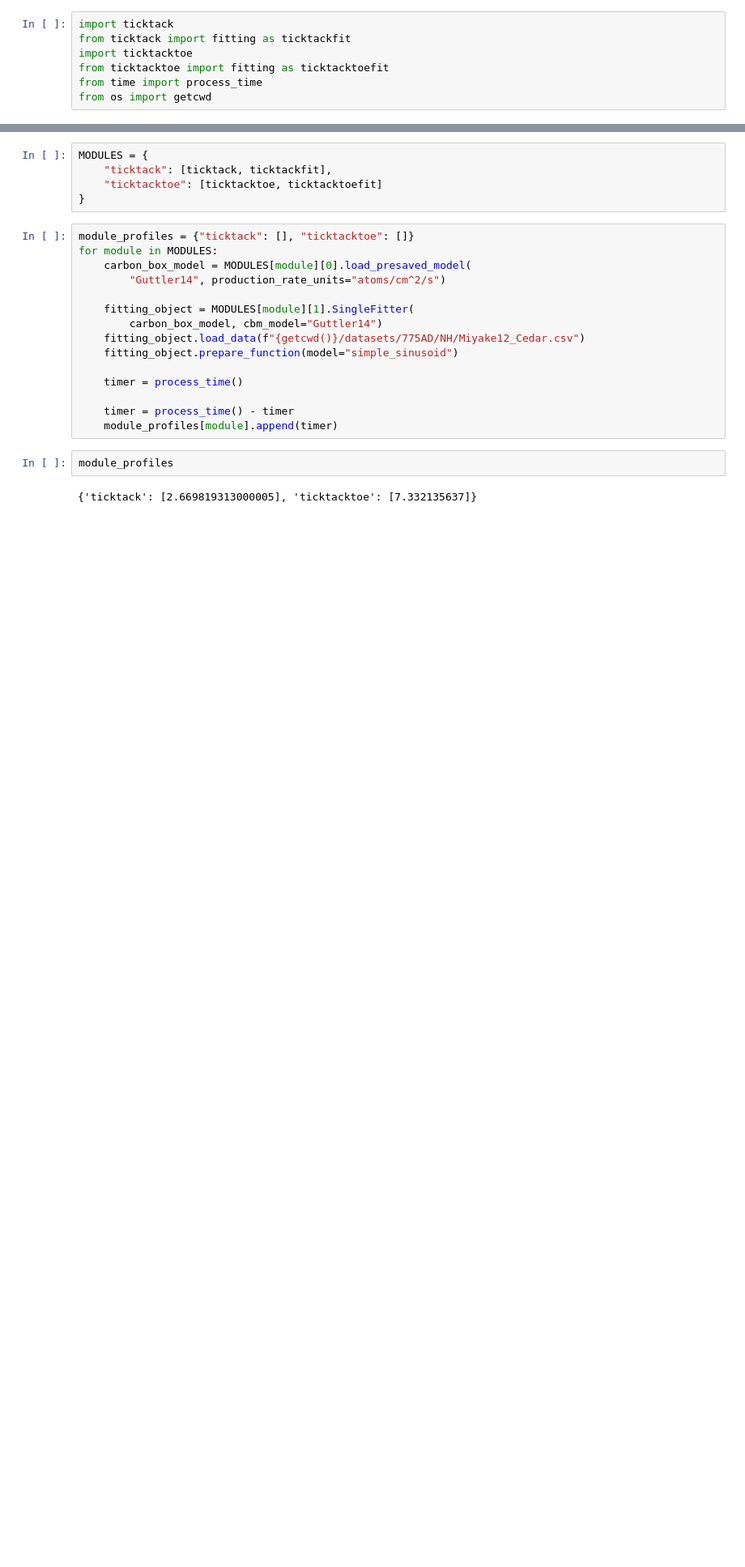
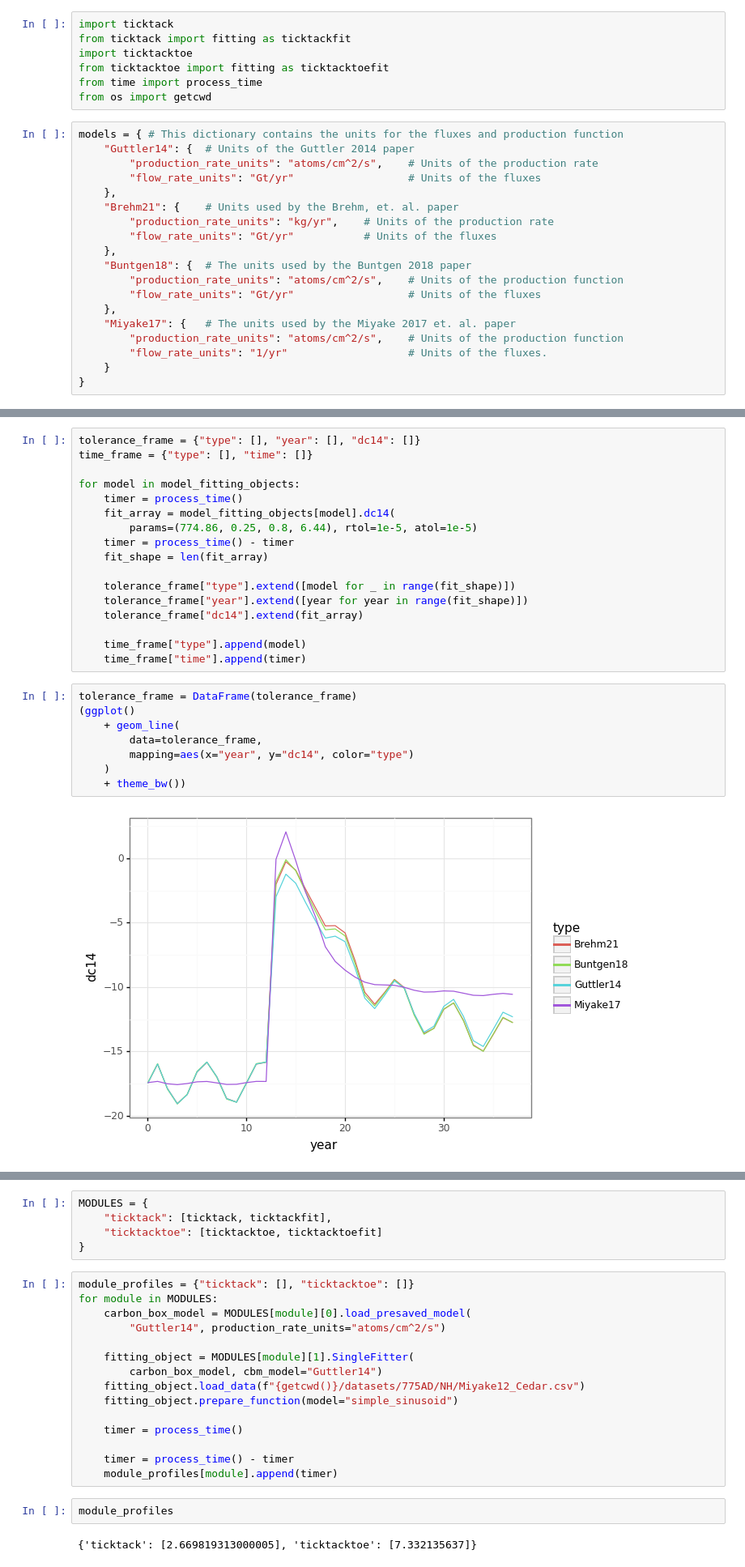
Before and after one commit to Jordan-Dennis/Miyake, a Jupyter notebook: Python ODE/beyondticktack.ipynb, the cells around one changed output, grey strips where cells are left out. Shown at 81% size. Saved outputs shown, nothing was run; the diff lists cells and outputs as text; blank space fills up the shorter version.

Commit message:
Comparing between the run times of the models

```diff
--- a/Python ODE/beyondticktack.ipynb
+++ b/Python ODE/beyondticktack.ipynb
@@ -5,4 +5,23 @@ import ticktacktoe
 from ticktacktoe import fitting as ticktacktoefit
 from time import process_time
 from os import getcwd
+# %%
+models = { # This dictionary contains the units for the fluxes and production function
+    "Guttler14": {  # Units of the Guttler 2014 paper
+        "production_rate_units": "atoms/cm^2/s",    # Units of the production rate
+        "flow_rate_units": "Gt/yr"                  # Units of the fluxes
+    },
+    "Brehm21": {    # Units used by the Brehm, et. al. paper
+        "production_rate_units": "kg/yr",    # Units of the production rate
+        "flow_rate_units": "Gt/yr"           # Units of the fluxes
+    },
+    "Buntgen18": {  # The units used by the Buntgen 2018 paper
+        "production_rate_units": "atoms/cm^2/s",    # Units of the production function
+        "flow_rate_units": "Gt/yr"                  # Units of the fluxes
+    },
+    "Miyake17": {   # The units used by the Miyake 2017 et. al. paper
+        "production_rate_units": "atoms/cm^2/s",    # Units of the production function
+        "flow_rate_units": "1/yr"                   # Units of the fluxes.
+    }
+}
 # %%
@@ -15,0 +44,27 @@ fitting_object.prepare_function(model="simple_sinusoid")
+# %%
+tolerance_frame = {"type": [], "year": [], "dc14": []}
+time_frame = {"type": [], "time": []}
+
+for model in model_fitting_objects:
+    timer = process_time()
+    fit_array = model_fitting_objects[model].dc14(
+        params=(774.86, 0.25, 0.8, 6.44), rtol=1e-5, atol=1e-5)
+    timer = process_time() - timer
+    fit_shape = len(fit_array)
+
+    tolerance_frame["type"].extend([model for _ in range(fit_shape)])
+    tolerance_frame["year"].extend([year for year in range(fit_shape)])
+    tolerance_frame["dc14"].extend(fit_array)
+
+    time_frame["type"].append(model)
+    time_frame["time"].append(timer)
+# %%
+tolerance_frame = DataFrame(tolerance_frame)
+(ggplot()
+    + geom_line(
+        data=tolerance_frame,
+        mapping=aes(x="year", y="dc14", color="type")
+    )
+    + theme_bw())
+# %% [output]
+[figure, added]
```
Also changed, not shown: parts of 5 cells of this notebook.
